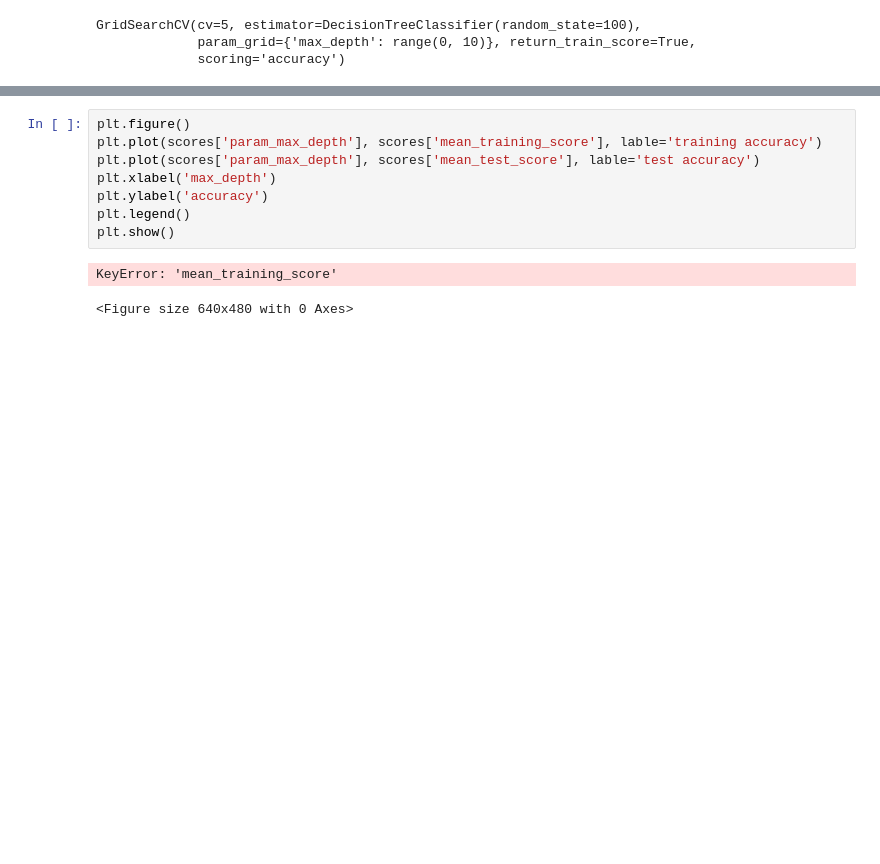
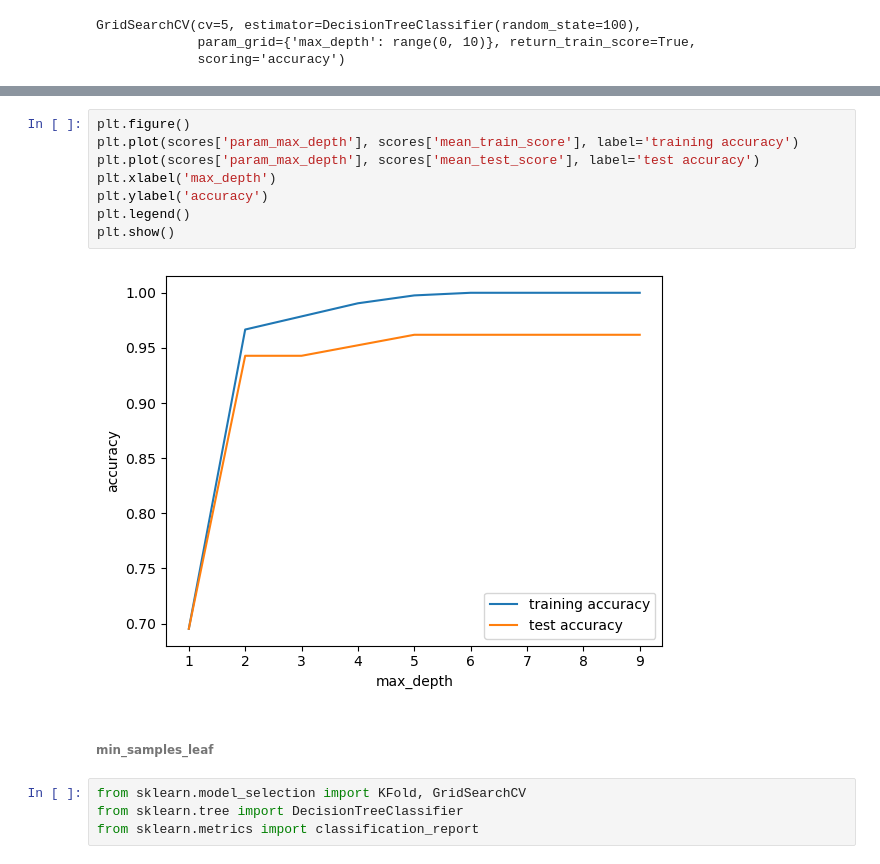
Before and after one commit to chauhan315/Classification, a Jupyter notebook: Iris Case-Decision Tree/Decision_Tree_Iris.ipynb, the cells around one changed output, grey strips where cells are left out. Saved outputs shown, nothing was run; the diff lists cells and outputs as text; blank space fills up the shorter version.

```diff
--- a/Iris Case-Decision Tree/Decision_Tree_Iris.ipynb
+++ b/Iris Case-Decision Tree/Decision_Tree_Iris.ipynb
@@ -173,12 +175,17 @@ pd.DataFrame(scores).head()
 5 rows × 21 columns
 # %%
 plt.figure()
-plt.plot(scores['param_max_depth'], scores['mean_training_score'], lable='training accuracy')
-plt.plot(scores['param_max_depth'], scores['mean_test_score'], lable='test accuracy')
+plt.plot(scores['param_max_depth'], scores['mean_train_score'], label='training accuracy')
+plt.plot(scores['param_max_depth'], scores['mean_test_score'], label='test accuracy')
 plt.xlabel('max_depth')
 plt.ylabel('accuracy')
 plt.legend()
 plt.show()
 # %% [output]
-KeyError: 'mean_training_score'
-<Figure size 640x480 with 0 Axes>
+[figure, added]
+# %% [markdown]
+###### min_samples_leaf
+# %%
+from sklearn.model_selection import KFold, GridSearchCV
+from sklearn.tree import DecisionTreeClassifier
+from sklearn.metrics import classification_report
```
Also changed, not shown: parts of 14 cells of this notebook.
